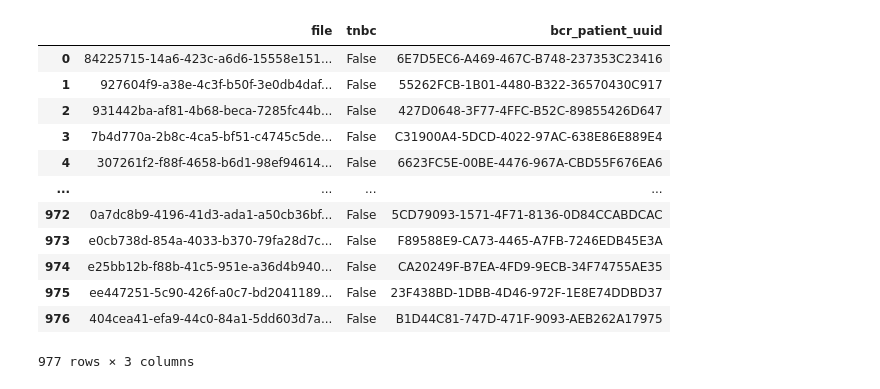
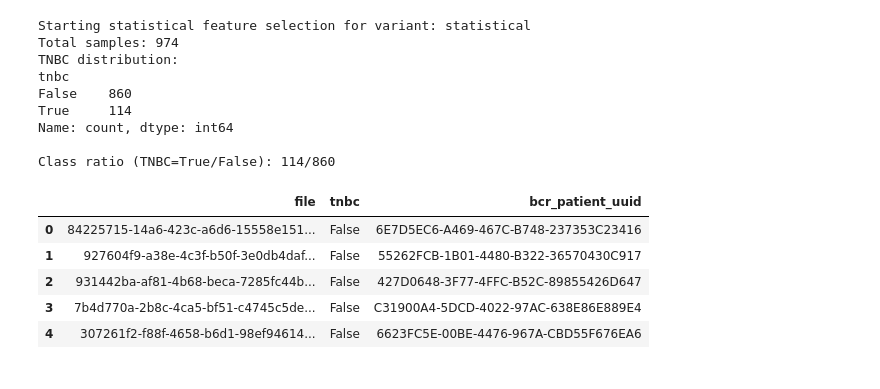
Before and after one commit to rhlt/tnbc, a Jupyter notebook: Features/FeaturesStatistical.ipynb, the cells around one changed output. Saved outputs shown, nothing was run; the diff lists cells and outputs as text; code cells hidden in the pictures.

```diff
--- a/Features/FeaturesStatistical.ipynb
+++ b/Features/FeaturesStatistical.ipynb
@@ -1,26 +7,52 @@
 # %%
+# Statistical Feature Selection for TNBC Classification
+# This notebook identifies genes that best distinguish TNBC from non-TNBC samples
+# using multiple statistical techniques (correlation, t-tests, mutual information)
+
 import pandas as pd
+import numpy as np
+import matplotlib.pyplot as plt
+import seaborn as sns
+from scipy import stats
+from sklearn.feature_selection import mutual_info_classif, SelectKBest, f_classif
+from sklearn.preprocessing import StandardScaler
+import warnings
+warnings.filterwarnings('ignore')  # Hide sklearn warnings for cleaner output
 
-# Extract genes based on statistical analysis
+# Configure plot styling for better visualization
+plt.style.use('default')
+sns.set_palette('husl')
+
+# This variant identifier helps us keep track of different feature selection approaches
 variant = 'statistical'
-targetGenes = [] # TODO VINCE: Update this file to do statistical analysis (variation between this gene values, etc.) to come up with a list of genes to use.
-# Don't forget to show your works (add more cells, print intermediate results)
+print(f"Starting statistical feature selection for variant: {variant}")
+
+# Load the clinical data which contains TNBC status for each patient
 df = pd.read_csv('../Data/clinical.csv')
 geneFiles = df[['file', 'tnbc', 'bcr_patient_uuid']]
 
-geneFiles
+# Show basic statistics about our dataset
+print(f"Total samples: {len(geneFiles)}")
+print(f"TNBC distribution:")
+print(geneFiles['tnbc'].value_counts())
+print(f"\nClass ratio (TNBC=True/False): {geneFiles['tnbc'].sum()}/{(~geneFiles['tnbc']).sum()}")
+
+# Display first few rows to understand the data structure
+geneFiles.head()
 # %% [output]
+Starting statistical feature selection for variant: statistical
+Total samples: 974
+TNBC distribution:
+tnbc
+False    860
+True     114
+Name: count, dtype: int64
+
+Class ratio (TNBC=True/False): 114/860
 |  | file | tnbc | bcr_patient_uuid |
 | 0 | 84225715-14a6-423c-a6d6-15558e151... | False | 6E7D5EC6-A469-467C-B748-237353C23416 |
 | 1 | 927604f9-a38e-4c3f-b50f-3e0db4daf... | False | 55262FCB-1B01-4480-B322-36570430C917 |
 | 2 | 931442ba-af81-4b68-beca-7285fc44b... | False | 427D0648-3F77-4FFC-B52C-89855426D647 |
 | 3 | 7b4d770a-2b8c-4ca5-bf51-c4745c5de... | False | C31900A4-5DCD-4022-97AC-638E86E889E4 |
 | 4 | 307261f2-f88f-4658-b6d1-98ef94614... | False | 6623FC5E-00BE-4476-967A-CBD55F676EA6 |
-| ... | ... | ... | ... |
-| 972 | 0a7dc8b9-4196-41d3-ada1-a50cb36bf... | False | 5CD79093-1571-4F71-8136-0D84CCABDCAC |
-| 973 | e0cb738d-854a-4033-b370-79fa28d7c... | False | F89588E9-CA73-4465-A7FB-7246EDB45E3A |
-| 974 | e25bb12b-f88b-41c5-951e-a36d4b940... | False | CA20249F-B7EA-4FD9-9ECB-34F74755AE35 |
-| 975 | ee447251-5c90-426f-a0c7-bd2041189... | False | 23F438BD-1DBB-4D46-972F-1E8E74DDBD37 |
-| 976 | 404cea41-efa9-44c0-84a1-5dd603d7a... | False | B1D44C81-747D-471F-9093-AEB262A17975 |
-977 rows × 3 columns
 # %%
```
Also changed, not shown: parts of 10 cells of this notebook.
